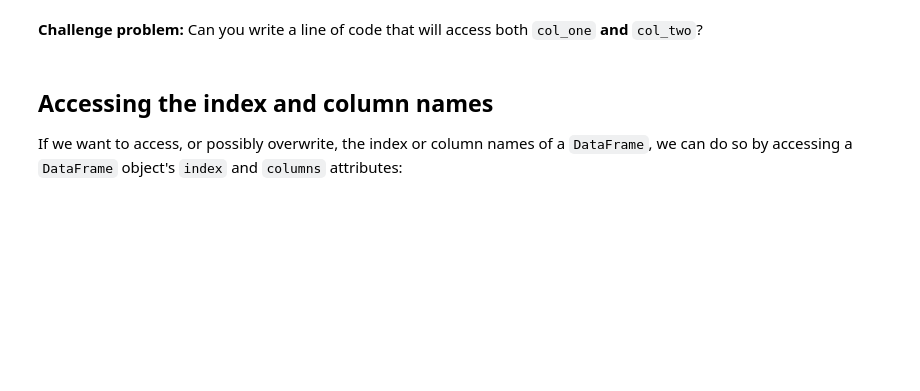
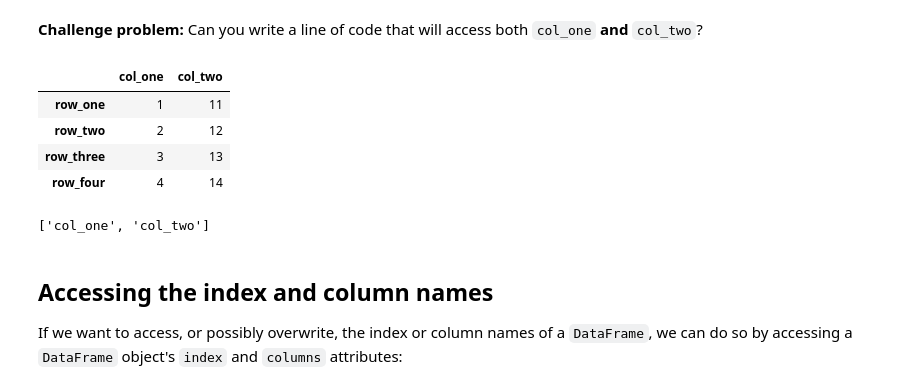
Before and after one commit to bigbioinformatics/Biomedical-ML-with-Python, a Jupyter notebook: Module_3/Module_3.ipynb, the cells around one changed output. Drawn from its saved outputs; the diff is of its cells as text; code cells hidden in the pictures; blank space fills up the shorter version.

```diff
--- a/Module_3/Module_3.ipynb
+++ b/Module_3/Module_3.ipynb
@@ -42,5 +62,15 @@ display(type(my_df[['col_one']]))
 # %% [markdown]
 **Challenge problem:** Can you write a line of code that will access both `col_one` **and** `col_two`?
+# %%
+display(my_df[['col_one'] + ['col_two']])
+display(['col_one'] + ['col_two'])
+# %% [output]
+|  | col_one | col_two |
+| row_one | 1 | 11 |
+| row_two | 2 | 12 |
+| row_three | 3 | 13 |
+| row_four | 4 | 14 |
+['col_one', 'col_two']
 # %% [markdown]
 ## Accessing the index and column names
 
```
Also changed, not shown: parts of 26 cells of this notebook, 3 other files.
